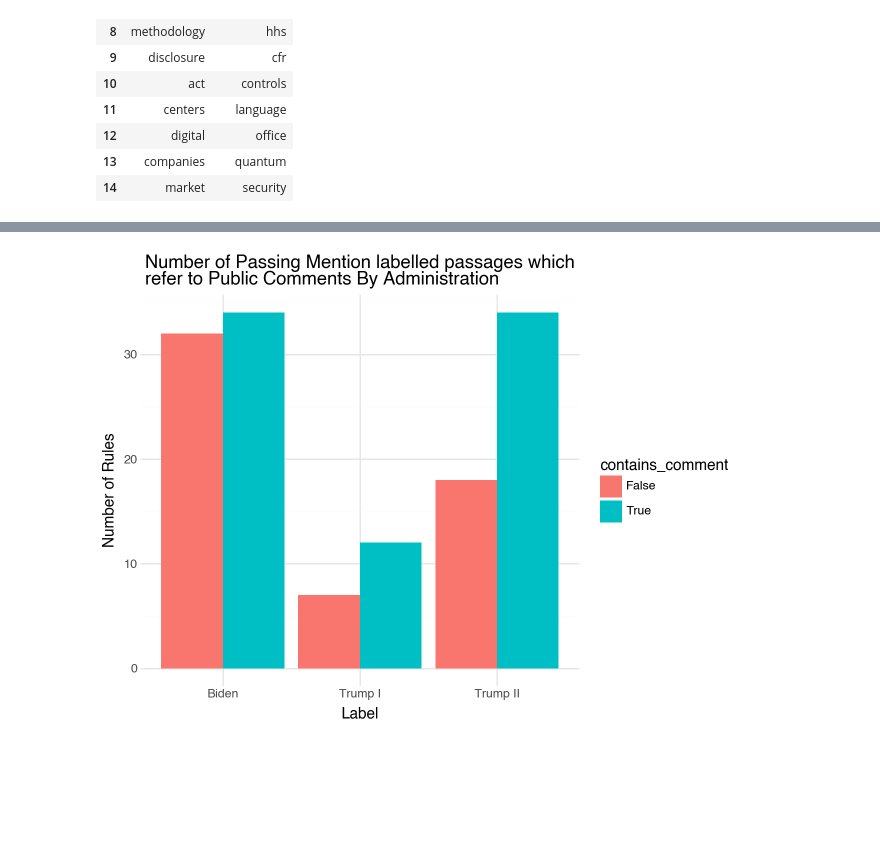
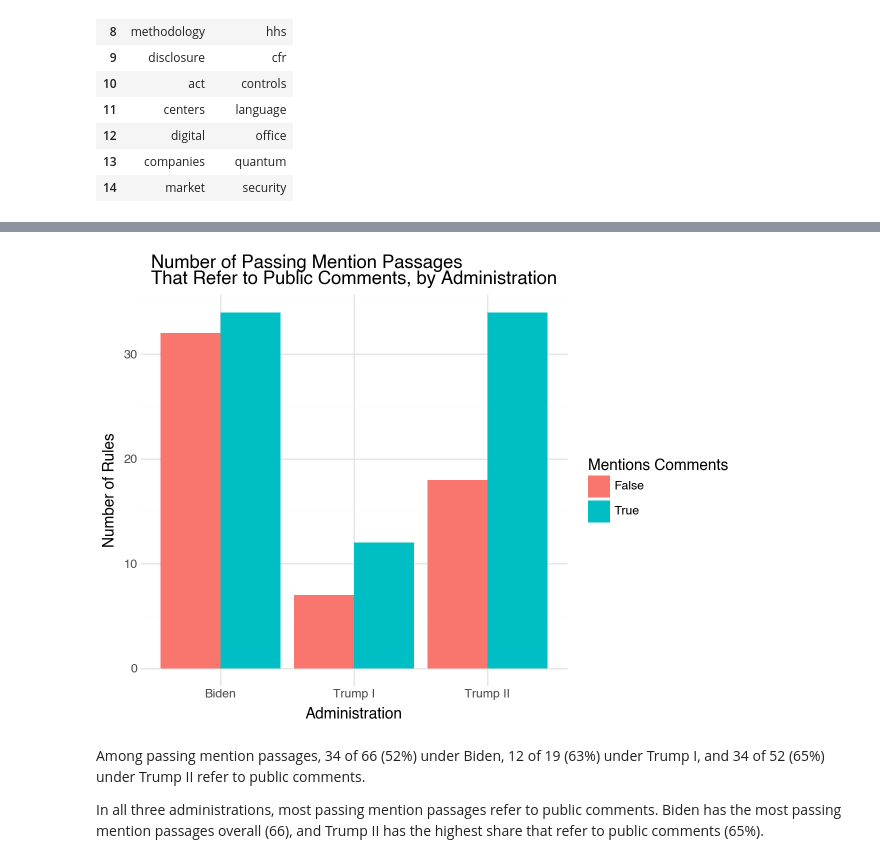
Before and after one commit to 4am1r/ComputingFinal_FederalRegister, a Jupyter notebook: scripts/04c_Analysis_by_Label.ipynb, the cells around one changed output, grey strips where cells are left out. Saved outputs shown, nothing was run; the diff lists cells and outputs as text; code cells hidden in the pictures; blank space fills up the shorter version.

```diff
--- a/scripts/04c_Analysis_by_Label.ipynb
+++ b/scripts/04c_Analysis_by_Label.ipynb
@@ -123,15 +170,18 @@ df_rules["contains_comment"] = df_rules["passages"].str.contains('|'.join(commen
 # %%
-df_passing_mention = df_rules[df_rules["gemini_label"] == "passing mention"]
 plot2 = (plotnine.ggplot(df_passing_mention, plotnine.aes(x='administration', fill='contains_comment'))
-               + plotnine.geom_bar(position='dodge')
-               + plotnine.labs(title='Number of Passing Mention labelled passages which\nrefer to Public Comments By Administration',
-                        x='Label',
-                        y='Number of Rules')
-                + plotnine.theme(axis_text_x=plotnine.element_text(rotation=45, hjust=1))
-                + plotnine.theme_minimal())
+         + plotnine.geom_bar(position='dodge')
+         + plotnine.labs(title='Number of Passing Mention Passages\nThat Refer to Public Comments, by Administration',
+                         x='Administration',
+                         y='Number of Rules',
+                         fill='Mentions Comments')
+         + plotnine.theme_minimal())
 plot2
 # %% [output]
-[figure, old version]
+[figure, new version]
+# %% [markdown]
+Among passing mention passages, 34 of 66 (52%) under Biden, 12 of 19 (63%) under Trump I, and 34 of 52 (65%) under Trump II refer to public comments.
+
+In all three administrations, most passing mention passages refer to public comments. Biden has the most passing mention passages overall (66), and Trump II has the highest share that refer to public comments (65%).
 # %%
 df_label_matched = df_passing_mention.copy()
 df_label_matched[ 'matched_artificial_intelligence' ] = df_label_matched[ 'matched_terms' ].str.contains('artificial intelligence', case=False, na=False)
```
Also changed, not shown: parts of 20 cells of this notebook.
